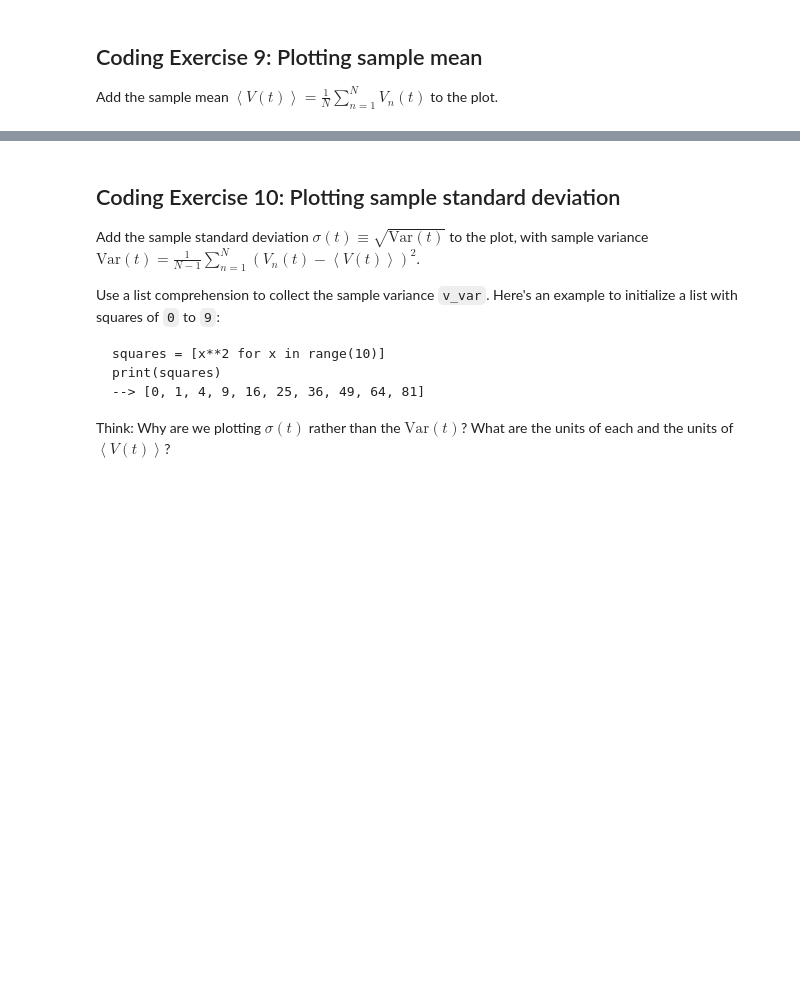
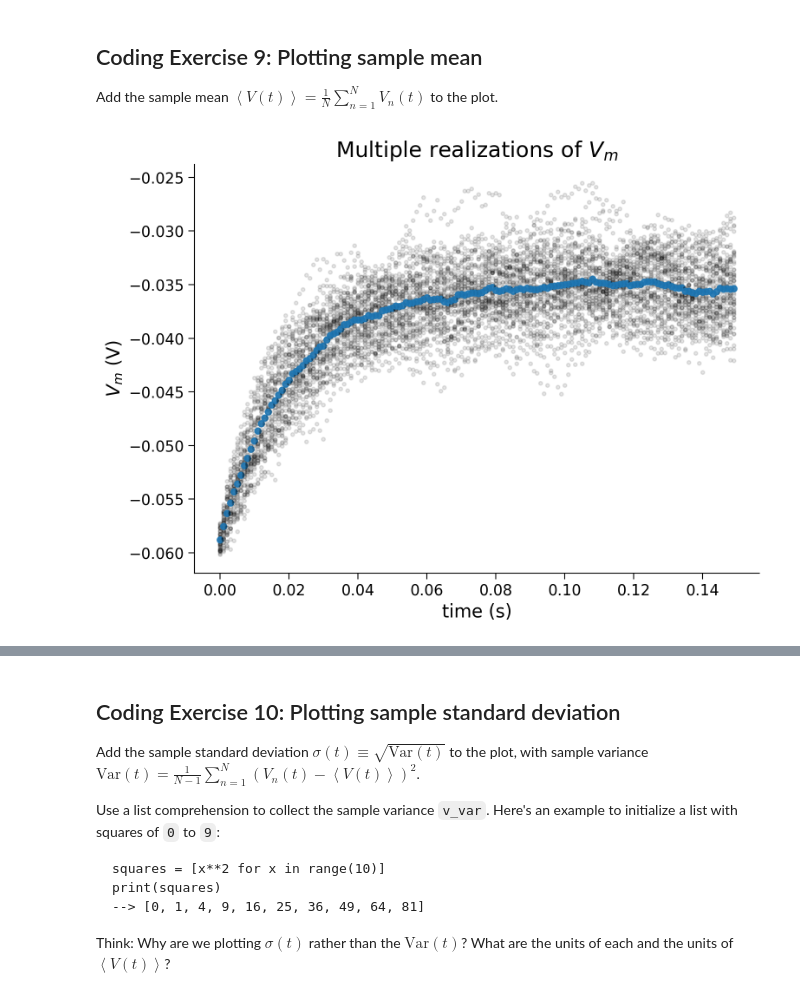
Before and after one commit to moumengabir/COGS108_Repo, a Jupyter notebook: tutorials/W0D1_PythonWorkshop1/student/W0D1_Tutorial1.ipynb, the cells around one changed output, grey strips where cells are left out. Saved outputs shown, nothing was run; the diff lists cells and outputs as text; code cells hidden in the pictures; blank space fills up the shorter version.

```diff
--- a/tutorials/W0D1_PythonWorkshop1/student/W0D1_Tutorial1.ipynb
+++ b/tutorials/W0D1_PythonWorkshop1/student/W0D1_Tutorial1.ipynb
@@ -1015,7 +1062,7 @@ Add the sample mean $\left\langle V(t)\right\rangle=\frac{1}{N}\sum_{n=1}^N V_n(
 #################################################
 ## TODO for students: fill out code to plot sample mean ##
 # Fill out code and comment or remove the next line
-raise NotImplementedError("Student exercise: You need to plot the sample mean")
+#raise NotImplementedError("Student exercise: You need to plot the sample mean")
 #################################################
 
 # Set random number generator
@@ -1031,35 +1078,37 @@ v_n = [el] * n
 # Initialize the figure
 plt.figure()
 plt.title('Multiple realizations of $V_m$')
 plt.xlabel('time (s)')
 plt.ylabel('$V_m$ (V)')
 
 # Loop for step_end steps
 for step in range(step_end):
 
   # Compute value of t
   t = step * dt
 
   # Loop for n simulations
   for j in range(0, n):
 
     # Compute value of i at this time step
     i = i_mean * (1 + 0.1 * (t_max/dt)**(0.5) * (2* np.random.random() - 1))
 
     # Compute value of v for this simulation
     v_n[j] = v_n[j] + (dt / tau) * (el - v_n[j] + r*i)
 
   # Compute sample mean by summing list of v_n using sum, and dividing by n
-  v_mean = ...
+  v_mean = (1/n)*sum(v_n)
 
   # Plot simulations
   plt.plot(n*[t], v_n, 'k.', alpha=0.1)
 
   # Plot sample mean using alpha=0.8 and'C0.' for blue
-  plt.plot(...)
+  plt.plot(t,v_mean, 'C0.',alpha = .9, markersize = '10')
 
 # Display plot
 plt.show()
+# %% [output]
+[figure, added]
 # %% [markdown]
 [*Click for solution*](https://github.com/NeuromatchAcademy/precourse/tree/main/tutorials/W0D1_PythonWorkshop1/solutions/W0D1_Tutorial1_Solution_684b683f.py)
 
```
Also changed, not shown: parts of 26 cells of this notebook.
